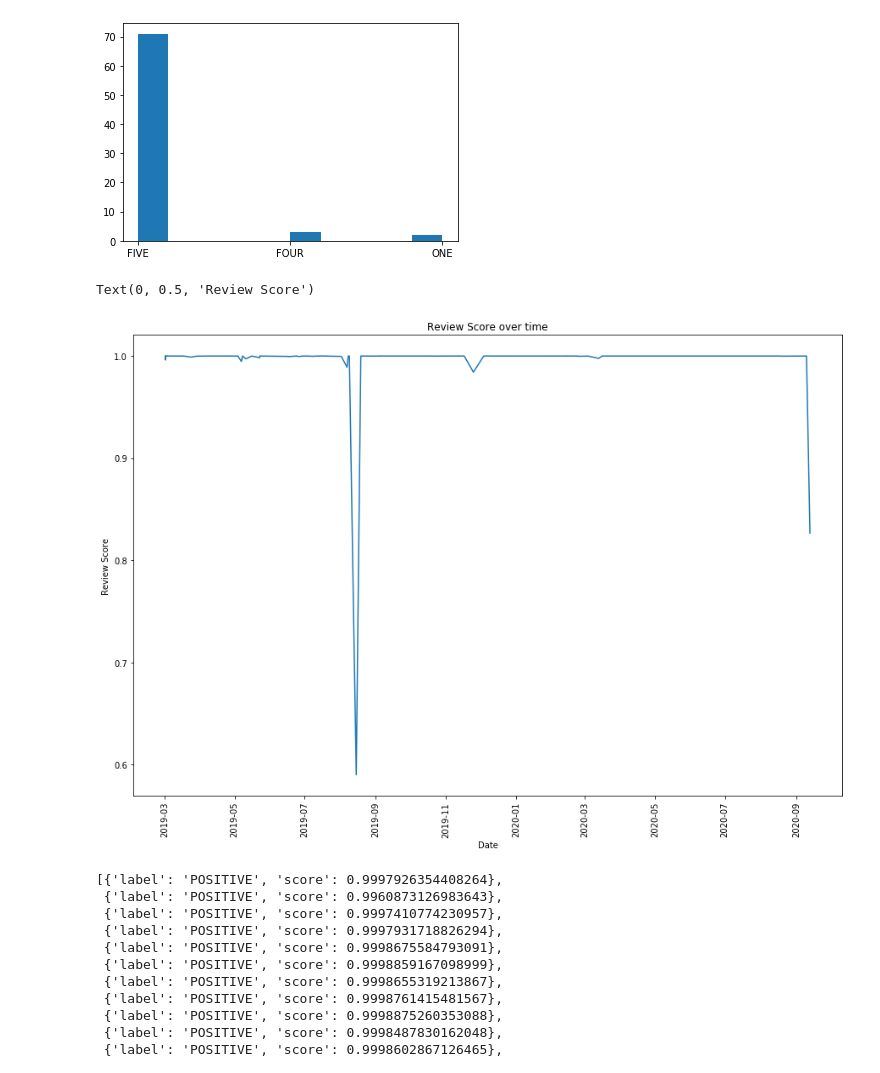
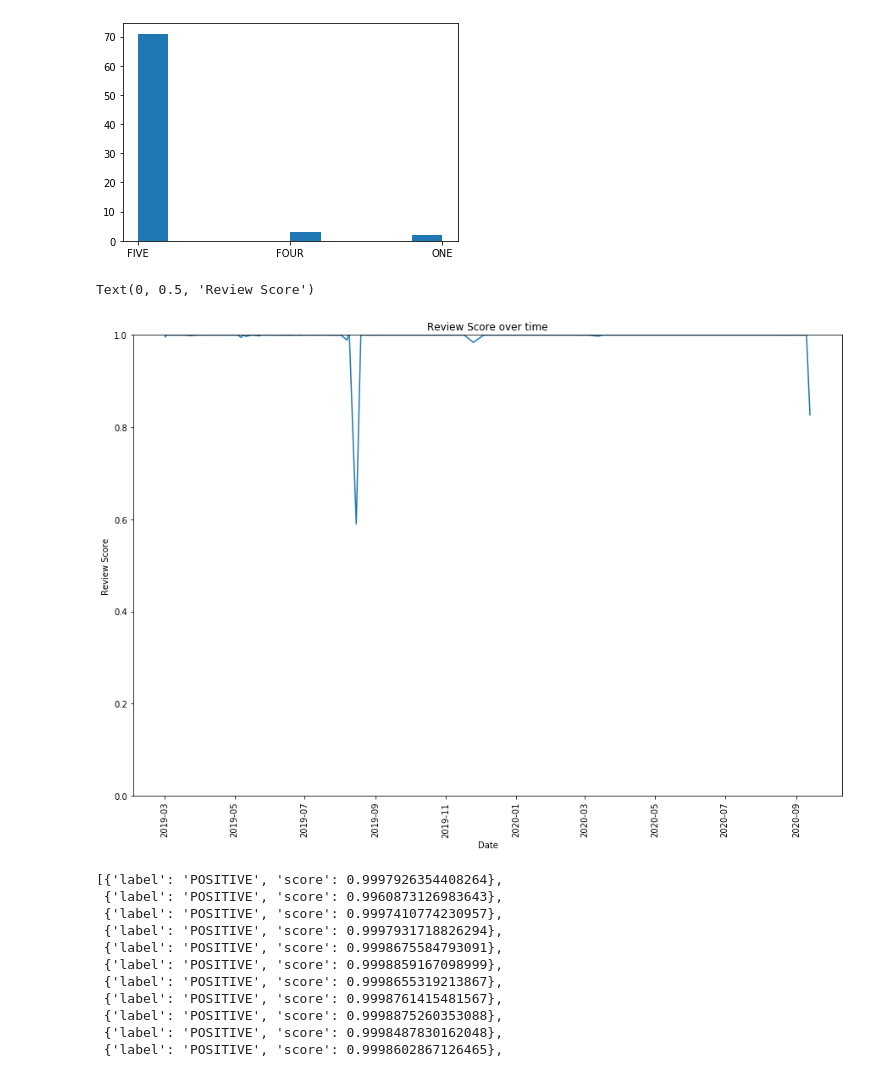
Before and after one commit to algakovic/element_coffee_review_analysis, a Jupyter notebook: transformers_sentiment_analysis.ipynb, the cells around one changed output. Cells and saved outputs as stored; diff of their text form; code cells hidden in the pictures.

```diff
--- a/transformers_sentiment_analysis.ipynb
+++ b/transformers_sentiment_analysis.ipynb
@@ -316,13 +316,14 @@ plt.hist(final_df['starRating'])
 # %%
 plt.figure(figsize=(15,10))
 plt.plot(final_df['createTime'], final_df['score'])
 plt.title('Review Score over time')
 plt.xticks(rotation=90)
+plt.ylim(0, 1)
 plt.xlabel("Date")
 plt.ylabel("Review Score")
 # %% [output]
 Text(0, 0.5, 'Review Score')
-[figure, old version]
+[figure, new version]
 # %%
 results
 # %% [output]
```
Also changed, not shown: parts of 14 cells of this notebook, 6 other files.
